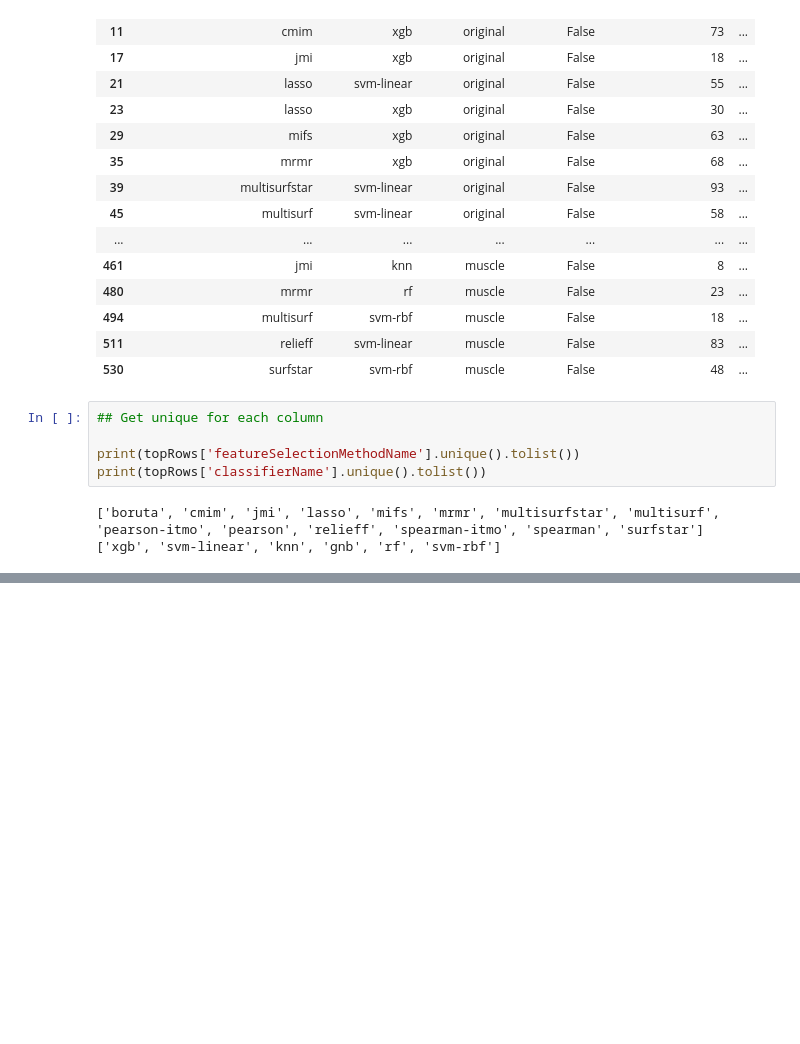
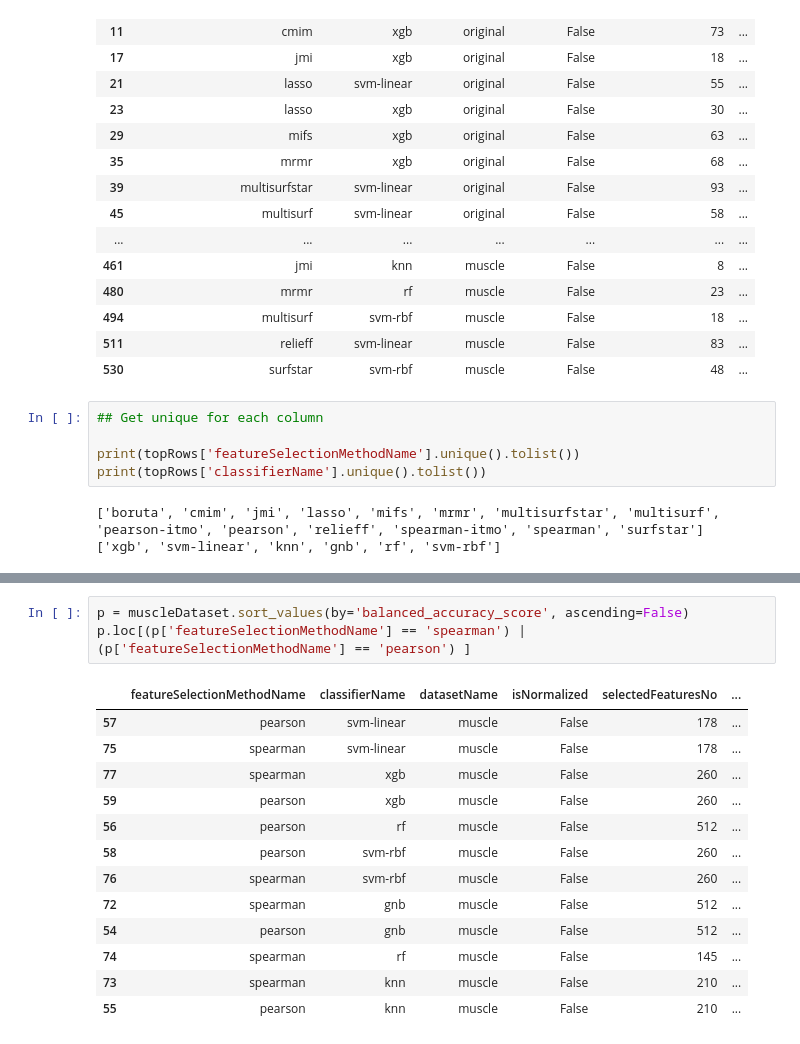
Before and after one commit to szafeiris/bme-master-thesis, a Jupyter notebook: bme-master-thesis-szafeiris-results-analysis.ipynb, the cells around one changed output, grey strips where cells are left out. Saved outputs shown, nothing was run; the diff lists cells and outputs as text; blank space fills up the shorter version.

```diff
--- a/bme-master-thesis-szafeiris-results-analysis.ipynb
+++ b/bme-master-thesis-szafeiris-results-analysis.ipynb
@@ -456,3 +456,20 @@ df
 | 5 | n4_norm | mrmr | rf | 0.621651 | 23 | ... |
 | 6 | fat | mrmr | rf | 0.621651 | 23 | ... |
 | 7 | muscle | multisurf | svm-rbf | 0.630927 | 18 | ... |
+# %%
+p = muscleDataset.sort_values(by='balanced_accuracy_score', ascending=False)
+p.loc[(p['featureSelectionMethodName'] == 'spearman') | (p['featureSelectionMethodName'] == 'pearson') ]
+# %% [output]
+|  | featureSelectionMethodName | classifierName | datasetName | isNormalized | selectedFeaturesNo | ... |
+| 57 | pearson | svm-linear | muscle | False | 178 | ... |
+| 75 | spearman | svm-linear | muscle | False | 178 | ... |
+| 77 | spearman | xgb | muscle | False | 260 | ... |
+| 59 | pearson | xgb | muscle | False | 260 | ... |
+| 56 | pearson | rf | muscle | False | 512 | ... |
+| 58 | pearson | svm-rbf | muscle | False | 260 | ... |
+| 76 | spearman | svm-rbf | muscle | False | 260 | ... |
+| 72 | spearman | gnb | muscle | False | 512 | ... |
+| 54 | pearson | gnb | muscle | False | 512 | ... |
+| 74 | spearman | rf | muscle | False | 145 | ... |
+| 73 | spearman | knn | muscle | False | 210 | ... |
+| 55 | pearson | knn | muscle | False | 210 | ... |
```
Also changed, not shown: 1 other file.
